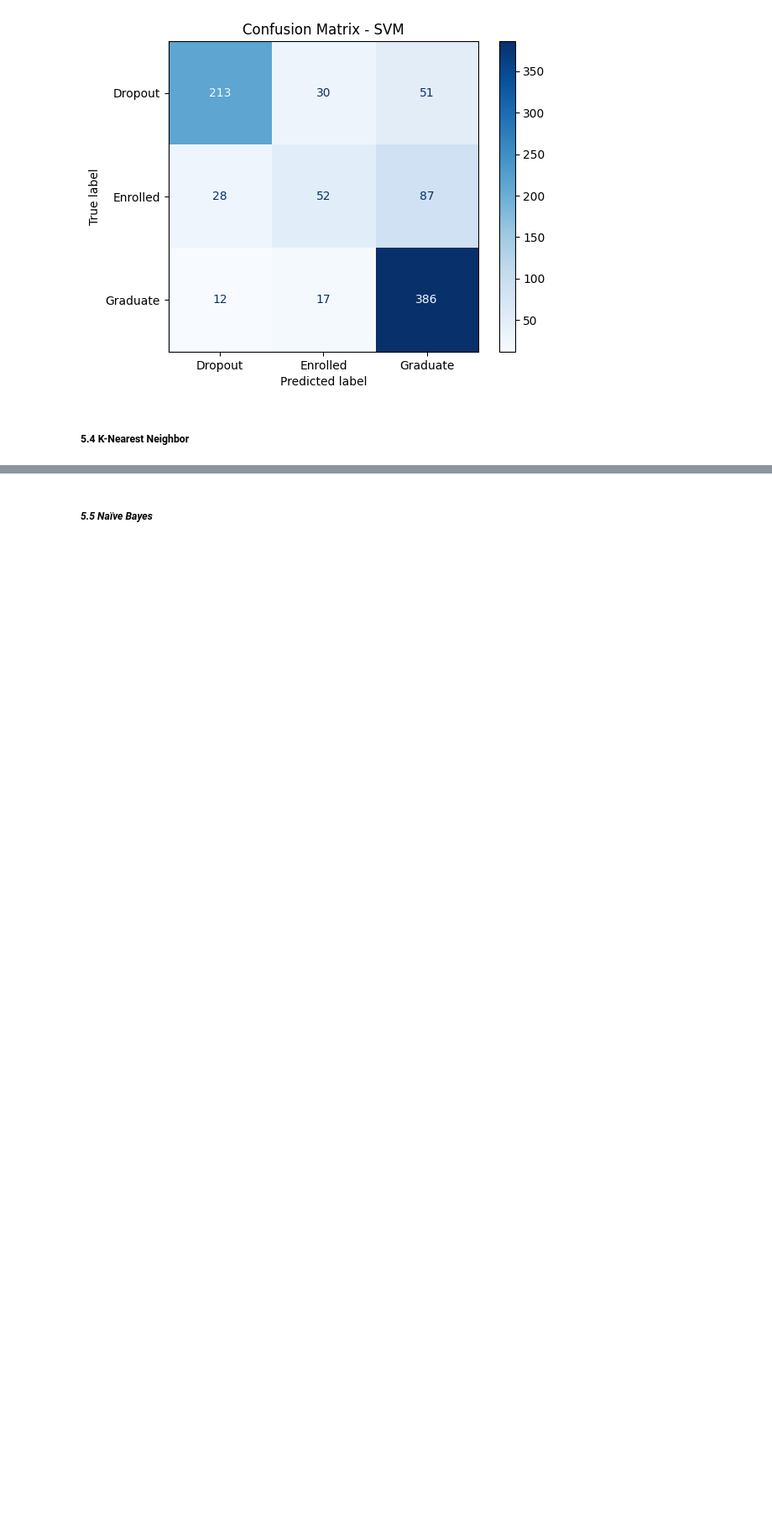
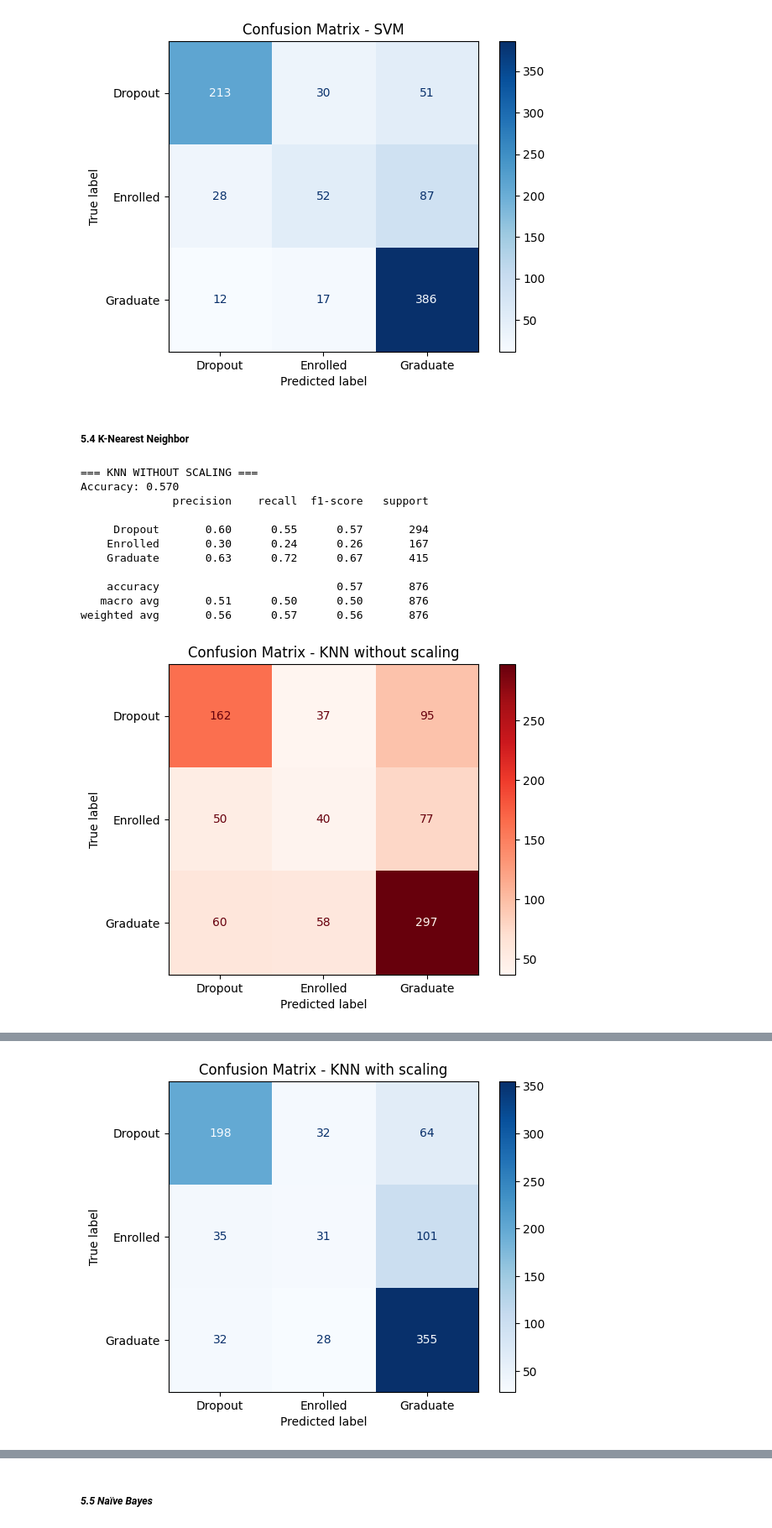
Before and after one commit to mvicensss/ml-student-dropout-prediction, a Jupyter notebook: notebooks/cleaning_and_preprocessing.ipynb, the cells around one changed output, grey strips where cells are left out. Shown at 84% size. Cells and saved outputs as stored; diff of their text form; code cells hidden in the pictures; blank space fills up the shorter version.

Commit message:
Update with knn cleaning and preprocessing notebook

```diff
--- a/notebooks/cleaning_and_preprocessing.ipynb
+++ b/notebooks/cleaning_and_preprocessing.ipynb
@@ -484,6 +485,13 @@ Target classes: <StringArray>
 Length: 3, dtype: str
 # %% [markdown]
 ##### **4.4 Encoding and Standarization**
+# %%
+# Save data without standardization (for didactic purposes)
+
+X_raw = data.drop(columns=['Target'])
+y_raw = data['Target']
+
+X_train_raw, X_test_raw, y_train_raw, y_test_raw = train_test_split(X_raw, y_raw, test_size = 0.2, random_state = 42)
 # %%
 # Encoding of categorical features #
 
@@ -745,3 +753,66 @@ weighted avg       0.73      0.74      0.73       876
 [figure]
 # %% [markdown]
 ##### **5.4 K-Nearest Neighbor**
+# %%
+train_df = pd.read_csv('../data/processed/data_train.csv')
+test_df = pd.read_csv('../data/processed/data_test.csv')
+
+X_train = train_df.drop(columns=[target_col])
+y_train = train_df[target_col]
+
+X_test = test_df.drop(columns=[target_col])
+y_test = test_df[target_col]
+
+def knn_comparation(X_train, X_test, X_train_scaled, X_test_scaled, y_train, y_test, k=5):
+    # -------- WITHOUT SCALING --------
+    knn_no = KNeighborsClassifier(n_neighbors=k)
+    knn_no.fit(X_train, y_train)
+    y_pred_no = knn_no.predict(X_test)
+    acc_no = accuracy_score(y_test, y_pred_no)
+
+    print("=== KNN WITHOUT SCALING ===")
+    print(f"Accuracy: {acc_no:.3f}")
+    print(classification_report(y_test, y_pred_no))
+
+    ConfusionMatrixDisplay.from_estimator(
+        knn_no, X_test, y_test, cmap="Reds"
+    )
+    plt.title("Confusion Matrix - KNN without scaling")
+    plt.show()
+
+    # -------- WITH SCALING --------
+    knn_scaled = KNeighborsClassifier(n_neighbors=k)
+    knn_scaled.fit(X_train_scaled, y_train)
+    y_pred_scaled = knn_scaled.predict(X_test_scaled)
+    acc_scaled = accuracy_score(y_test, y_pred_scaled)
+
+    print("\n=== KNN WITH SCALING ===")
+    print(f"Accuracy: {acc_scaled:.3f}")
+    print(classification_report(y_test, y_pred_scaled))
+
+    ConfusionMatrixDisplay.from_estimator(
+        knn_scaled, X_test_scaled, y_test, cmap="Blues"
+    )
+    plt.title("Confusion Matrix - KNN with scaling")
+    plt.show()
+
+    # -------- RESUMEN --------
+    print("\n=== RESUMEN ===")
+    print(f"Accuracy without scaling: {acc_no:.3f}")
+    print(f"Accuracy with scaling: {acc_scaled:.3f}")
+
+# LLAMADA (una sola línea en el notebook)
+knn_comparation(X_train_raw, X_test_raw, X_train, X_test, y_train, y_test, k=5)
+# %% [output]
+=== KNN WITHOUT SCALING ===
+Accuracy: 0.570
+              precision    recall  f1-score   support
+
+     Dropout       0.60      0.55      0.57       294
+    Enrolled       0.30      0.24      0.26       167
+    Graduate       0.63      0.72      0.67       415
+
+    accuracy                           0.57       876
+   macro avg       0.51      0.50      0.50       876
+weighted avg       0.56      0.57      0.56       876
+[figure, added]
@@ -747,0 +830 @@ weighted avg       0.73      0.74      0.73       876
+[figure, added]
```
Also changed, not shown: parts of 2 cells of this notebook.
